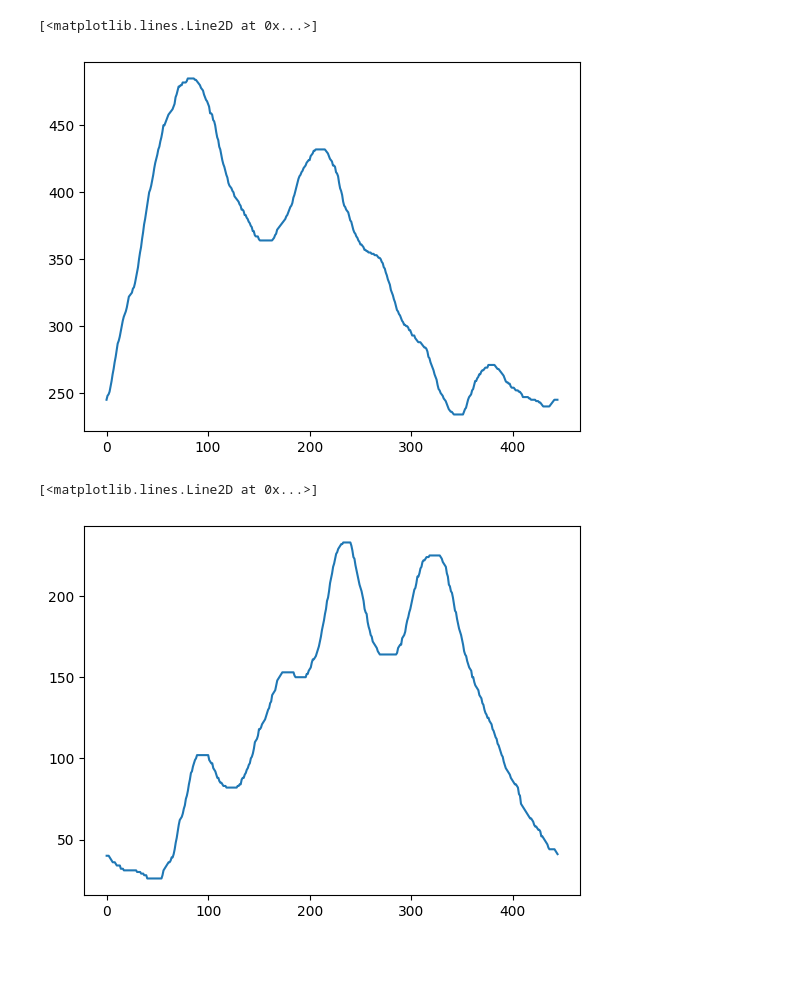
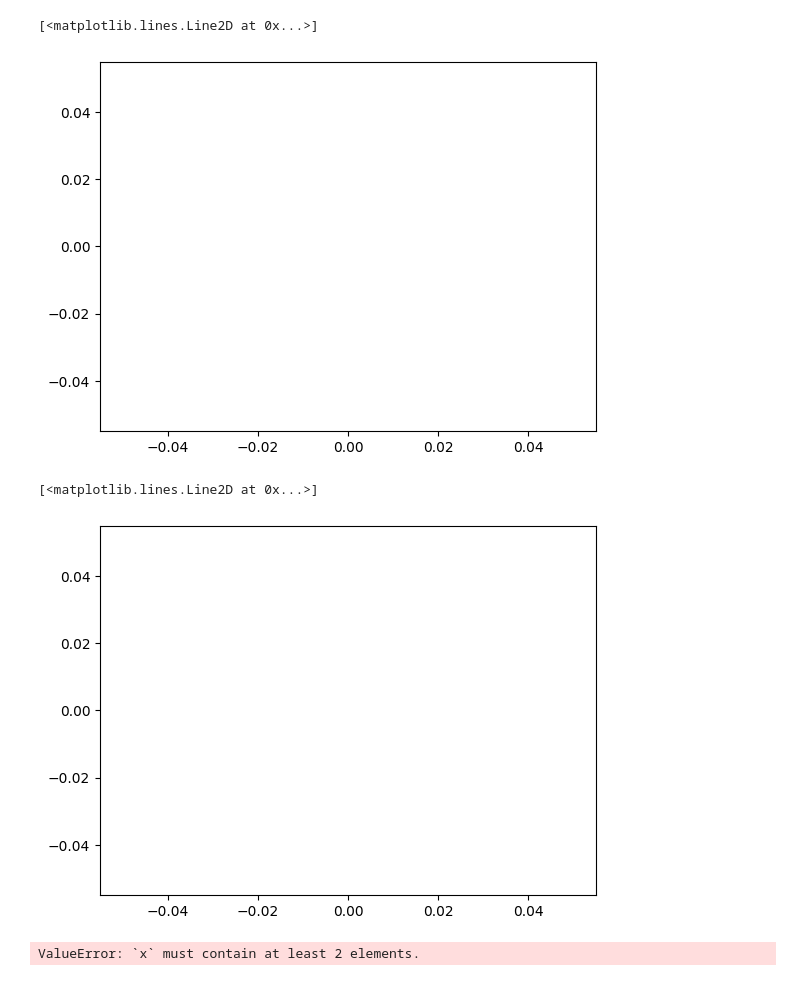
Before and after one commit to andreprovensi/UI-area-image, a Jupyter notebook: generatetri.ipynb, the cells around one changed output. Drawn from its saved outputs; the diff is of its cells as text; code cells hidden in the pictures.

```diff
--- a/generatetri.ipynb
+++ b/generatetri.ipynb
@@ -554,15 +506,15 @@ Raza pixel proj pixel plan 1.3149446119953598
 import numpy as np
 import matplotlib.pyplot as plt
 # %%
-x = [ponto.x for ponto in myApp.freeDraw.points]
-y = [ponto.y for ponto in myApp.freeDraw.points]
+x = [ponto.x for ponto in myApp.polygon.points]
+y = [ponto.y for ponto in myApp.polygon.points]
 # %%
-plt.plot(x)
+plt.plot(x,'o')
 # %% [output]
 [<matplotlib.lines.Line2D at 0x...>]
-[figure, old version]
+[figure, new version]
 # %%
-plt.plot(y)
+plt.plot(y,'o')
 # %% [output]
 [<matplotlib.lines.Line2D at 0x...>]
-[figure, old version]
+[figure, new version]
@@ -568,0 +524,5 @@ plt.plot(y)
+# %%
+x_t_spline = CubicSpline(list(range(0,len(x_t))),x_t)
+y_t_spline = CubicSpline(list(range(0,len(y_t))),y_t)
+# %% [output]
+ValueError: `x` must contain at least 2 elements.
```
Also changed, not shown: parts of 10 cells of this notebook, 2 other files.
